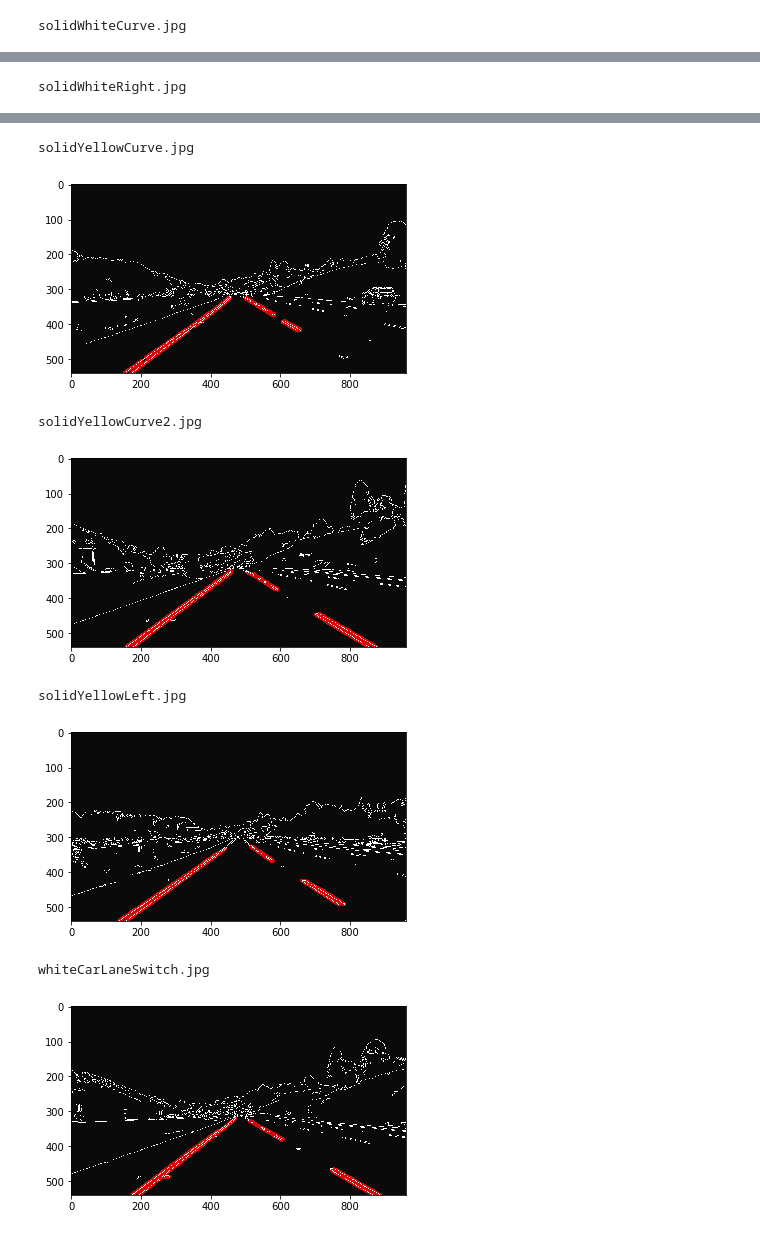
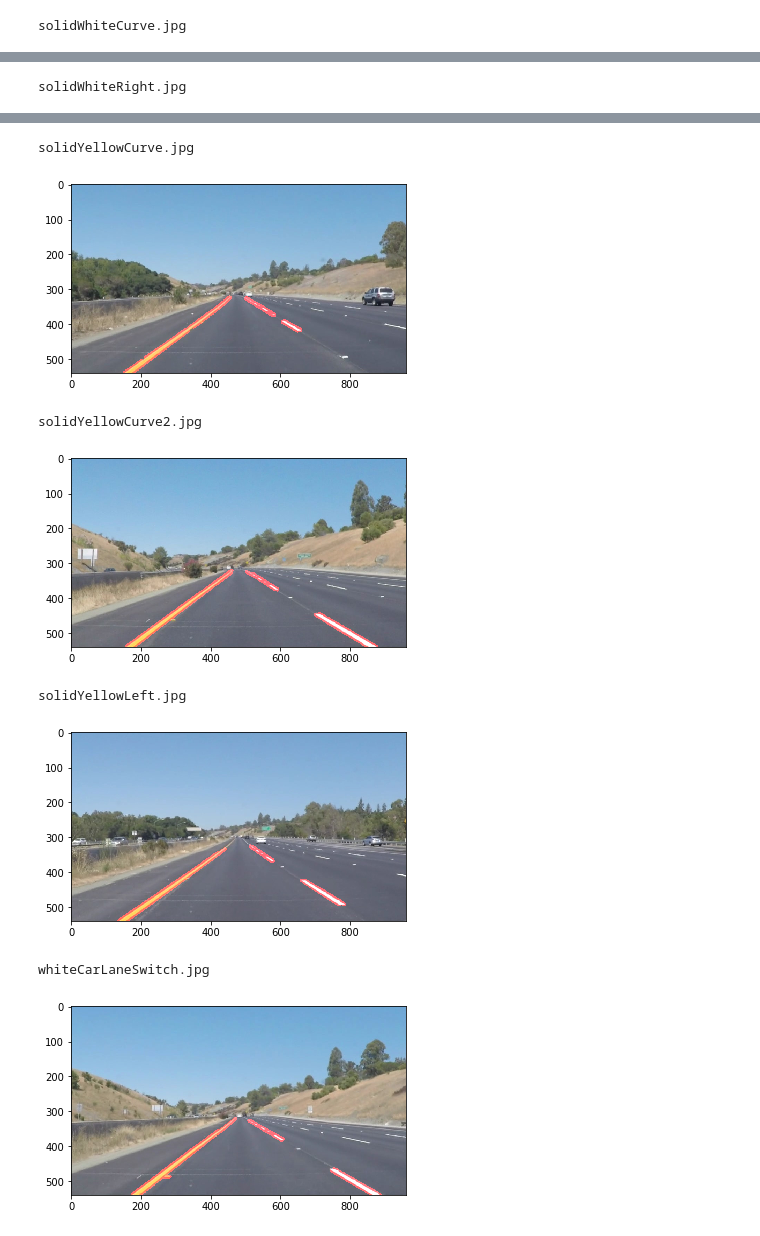
Before and after one commit to shaks94/Udacity_Project, a Jupyter notebook: Udacity_Project/Test_img.ipynb, the cells around one changed output, grey strips where cells are left out. Drawn from its saved outputs; the diff is of its cells as text; code cells hidden in the pictures.

```diff
--- a/Udacity_Project/Test_img.ipynb
+++ b/Udacity_Project/Test_img.ipynb
@@ -109,7 +109,7 @@ def weighted_img(img, initial_img, α=.8, β=1., λ=0.):
 
 
 
-def output(imageName):
+def process_image(imageName):
     image = mpimg.imread("test_images/"+imageName)
 
 #     print("norma Image")
@@ -158,7 +158,7 @@ def output(imageName):
 
     color_edges = np.dstack((edges, edges, edges))
 
-    line_edge=weighted_img(color_edges,lines,λ=10)
+    line_edge=weighted_img(image,lines,λ=10)
 #     print("line_edges.size",line_edge.size)
     plt.imshow(line_edge)
     plt.show()
@@ -167,6 +167,6 @@ dir=os.listdir("test_images/")
 
 for i in dir:
     print(i)
-    output(i)
+    process_image(i)
 # %% [output]
 solidWhiteCurve.jpg
@@ -176,8 +176,8 @@ solidWhiteRight.jpg
 solidYellowCurve.jpg
-[figure, old version]
+[figure, new version]
 solidYellowCurve2.jpg
-[figure, old version]
+[figure, new version]
 solidYellowLeft.jpg
-[figure, old version]
+[figure, new version]
 whiteCarLaneSwitch.jpg
-[figure, old version]
+[figure, new version]
```
Also changed, not shown: parts of 1 cell of this notebook, 2 other files.
